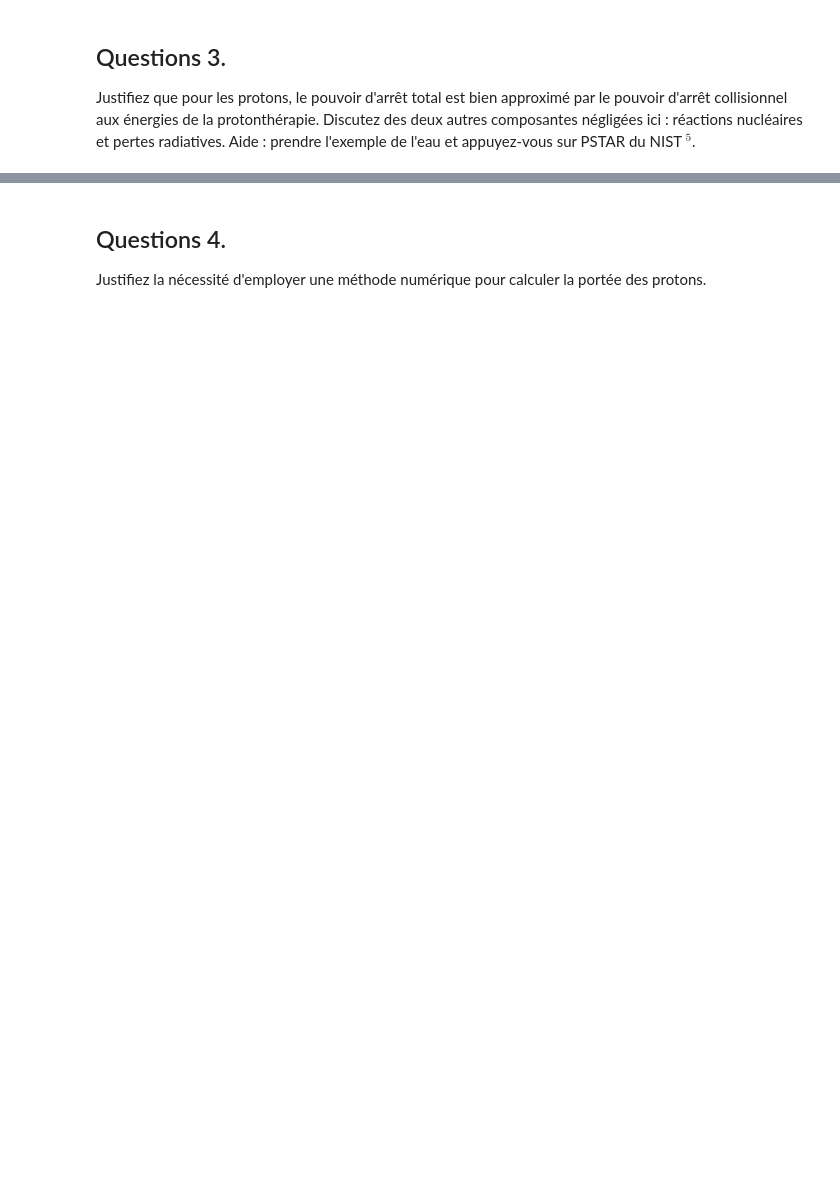
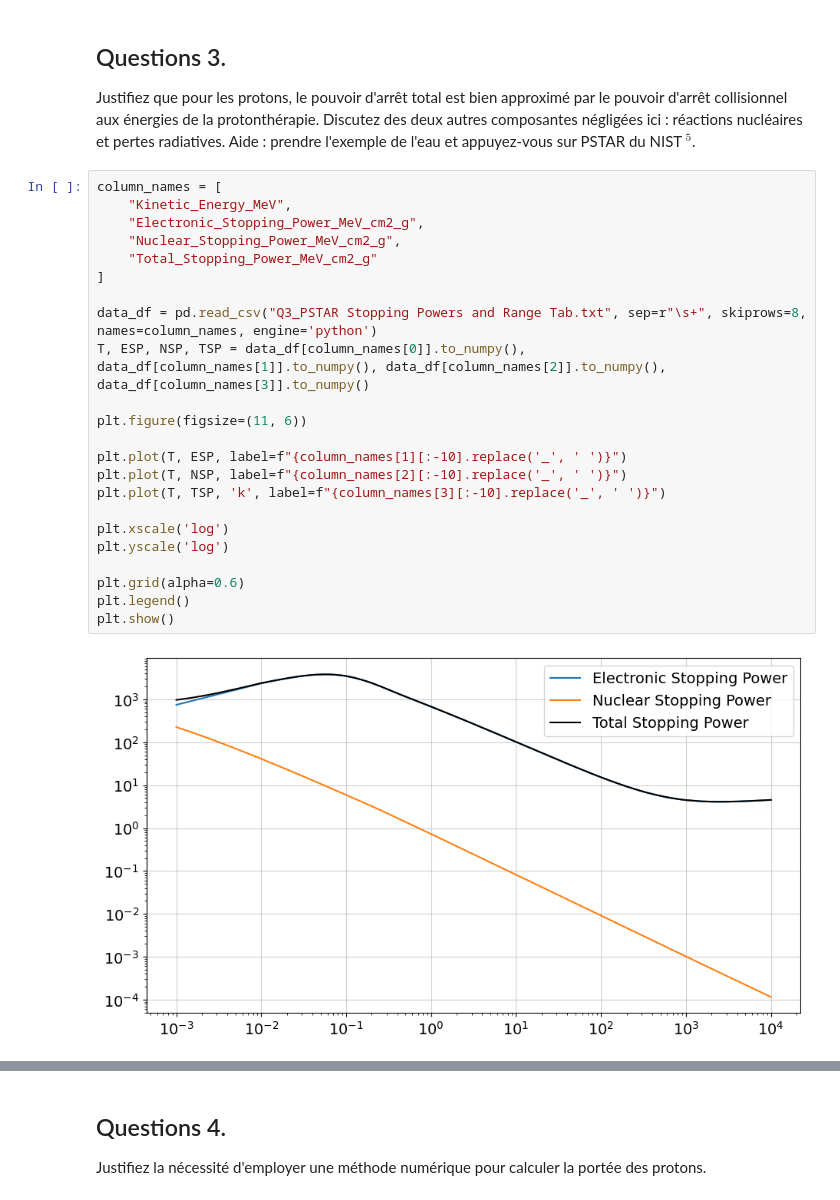
Before and after one commit to Eloi-Blouin/GPH-University-Laval-Course, a Jupyter notebook: Ulaval Session 8 Hiver 2026/Physique Numérique/TP1/TP1_ÉloiBlouin_ClémentPoulin.ipynb, the cells around one changed output, grey strips where cells are left out. Drawn from its saved outputs; the diff is of its cells as text; blank space fills up the shorter version.

```diff
--- a/Ulaval Session 8 Hiver 2026/Physique Numérique/TP1/TP1_ÉloiBlouin_ClémentPoulin.ipynb
+++ b/Ulaval Session 8 Hiver 2026/Physique Numérique/TP1/TP1_ÉloiBlouin_ClémentPoulin.ipynb
@@ -270,3 +286,28 @@ $$
 # %% [markdown]
 ## Questions 3.
  Justifiez que pour les protons, le pouvoir d'arrêt total est bien approximé par le pouvoir d'arrêt collisionnel aux énergies de la protonthérapie. Discutez des deux autres composantes négligées ici : réactions nucléaires et pertes radiatives. Aide : prendre l'exemple de l'eau et appuyez-vous sur PSTAR du NIST ${ }^{5}$.
+# %%
+column_names = [
+    "Kinetic_Energy_MeV",
+    "Electronic_Stopping_Power_MeV_cm2_g",
+    "Nuclear_Stopping_Power_MeV_cm2_g",
+    "Total_Stopping_Power_MeV_cm2_g"
+]
+
+data_df = pd.read_csv("Q3_PSTAR Stopping Powers and Range Tab.txt", sep=r"\s+", skiprows=8, names=column_names, engine='python')
+T, ESP, NSP, TSP = data_df[column_names[0]].to_numpy(), data_df[column_names[1]].to_numpy(), data_df[column_names[2]].to_numpy(), data_df[column_names[3]].to_numpy()
+
+plt.figure(figsize=(11, 6))
+
+plt.plot(T, ESP, label=f"{column_names[1][:-10].replace('_', ' ')}")
+plt.plot(T, NSP, label=f"{column_names[2][:-10].replace('_', ' ')}")
+plt.plot(T, TSP, 'k', label=f"{column_names[3][:-10].replace('_', ' ')}")
+
+plt.xscale('log')
+plt.yscale('log')
+
+plt.grid(alpha=0.6)
+plt.legend()
+plt.show()
+# %% [output]
+[figure, added]
```
Also changed, not shown: parts of 7 cells of this notebook, 1 other file.
